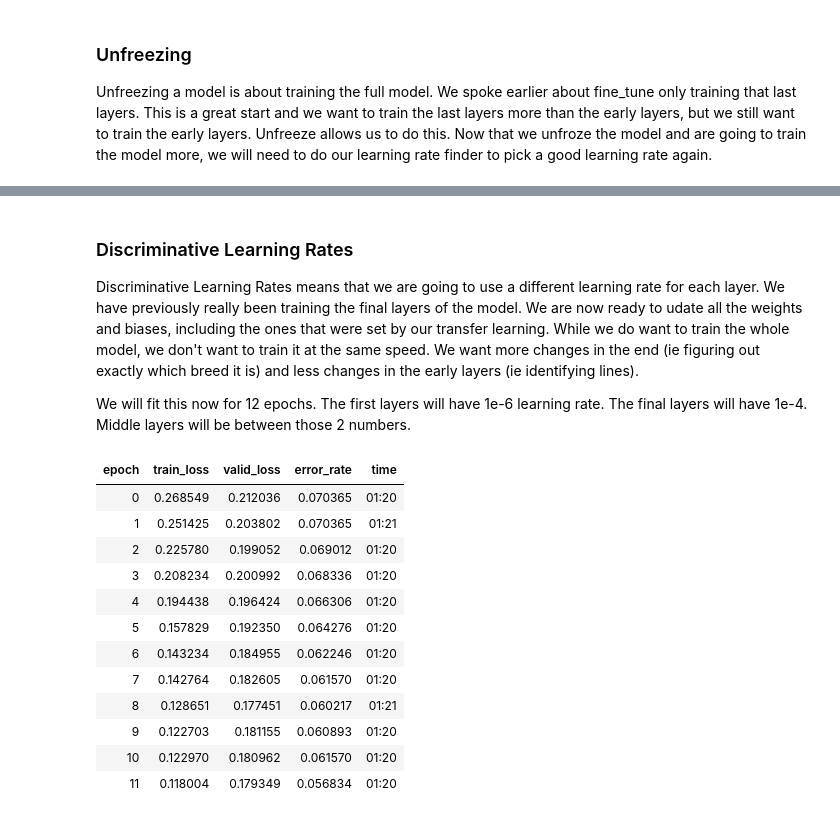
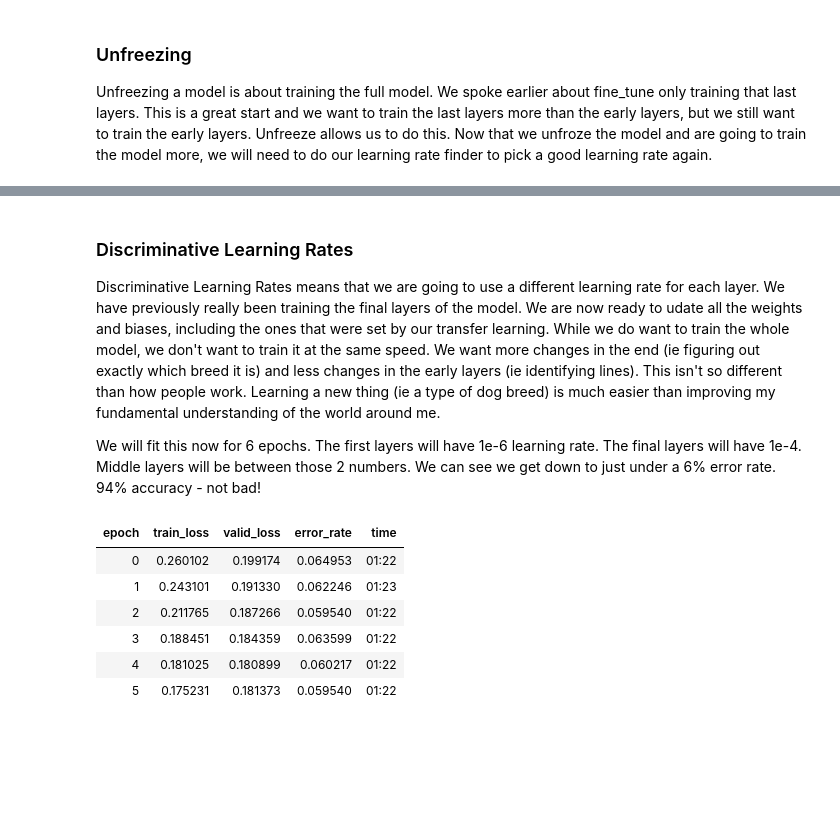
Before and after one commit to 1Paws7/blog, a Jupyter notebook: _notebooks/2020-06-25-Fine Grain Image Classifier.ipynb, the cells around one changed output, grey strips where cells are left out. Drawn from its saved outputs; the diff is of its cells as text; code cells hidden in the pictures; blank space fills up the shorter version.

```diff
--- a/_notebooks/2020-06-25-Fine Grain Image Classifier.ipynb
+++ b/_notebooks/2020-06-25-Fine Grain Image Classifier.ipynb
@@ -195,25 +199,19 @@ SuggestedLRs(lr_min=2.2908675418875645e-07, lr_steep=6.309573450380412e-07)
 # %% [markdown]
 ### Discriminative Learning Rates
 
-Discriminative Learning Rates means that we are going to use a different learning rate for each layer.  We have previously really been training the final layers of the model.  We are now ready to udate all the weights and biases, including the ones that were set by our transfer learning.  While we do want to train the whole model, we don't want to train it at the same speed.  We want more changes in the end (ie figuring out exactly which breed it is) and less changes in the early layers (ie identifying lines).
+Discriminative Learning Rates means that we are going to use a different learning rate for each layer.  We have previously really been training the final layers of the model.  We are now ready to udate all the weights and biases, including the ones that were set by our transfer learning.  While we do want to train the whole model, we don't want to train it at the same speed.  We want more changes in the end (ie figuring out exactly which breed it is) and less changes in the early layers (ie identifying lines).  This isn't so different than how people work.  Learning a new thing (ie a type of dog breed) is much easier than improving my fundamental understanding of the world around me.
 
-We will fit this now for 12 epochs.  The first layers will have 1e-6 learning rate.  The final layers will have 1e-4.  Middle layers will be between those 2 numbers.
+We will fit this now for 6 epochs.  The first layers will have 1e-6 learning rate.  The final layers will have 1e-4.  Middle layers will be between those 2 numbers.  We can see we get down to just under a 6% error rate.  94% accuracy - not bad!
 # %%
-learn.fit_one_cycle(12, lr_max=slice(1e-6,1e-4))
+learn.fit_one_cycle(6, lr_max=slice(1e-6,1e-4))
 # %% [output]
 | epoch | train_loss | valid_loss | error_rate | time |
-| 0 | 0.268549 | 0.212036 | 0.070365 | 01:20 |
-| 1 | 0.251425 | 0.203802 | 0.070365 | 01:21 |
-| 2 | 0.225780 | 0.199052 | 0.069012 | 01:20 |
-| 3 | 0.208234 | 0.200992 | 0.068336 | 01:20 |
-| 4 | 0.194438 | 0.196424 | 0.066306 | 01:20 |
-| 5 | 0.157829 | 0.192350 | 0.064276 | 01:20 |
-| 6 | 0.143234 | 0.184955 | 0.062246 | 01:20 |
-| 7 | 0.142764 | 0.182605 | 0.061570 | 01:20 |
-| 8 | 0.128651 | 0.177451 | 0.060217 | 01:21 |
-| 9 | 0.122703 | 0.181155 | 0.060893 | 01:20 |
-| 10 | 0.122970 | 0.180962 | 0.061570 | 01:20 |
-| 11 | 0.118004 | 0.179349 | 0.056834 | 01:20 |
+| 0 | 0.260102 | 0.199174 | 0.064953 | 01:22 |
+| 1 | 0.243101 | 0.191330 | 0.062246 | 01:23 |
+| 2 | 0.211765 | 0.187266 | 0.059540 | 01:22 |
+| 3 | 0.188451 | 0.184359 | 0.063599 | 01:22 |
+| 4 | 0.181025 | 0.180899 | 0.060217 | 01:22 |
+| 5 | 0.175231 | 0.181373 | 0.059540 | 01:22 |
 # %%
 learn.recorder.plot_loss()
 # %% [output]
```
Also changed, not shown: parts of 21 cells of this notebook.
